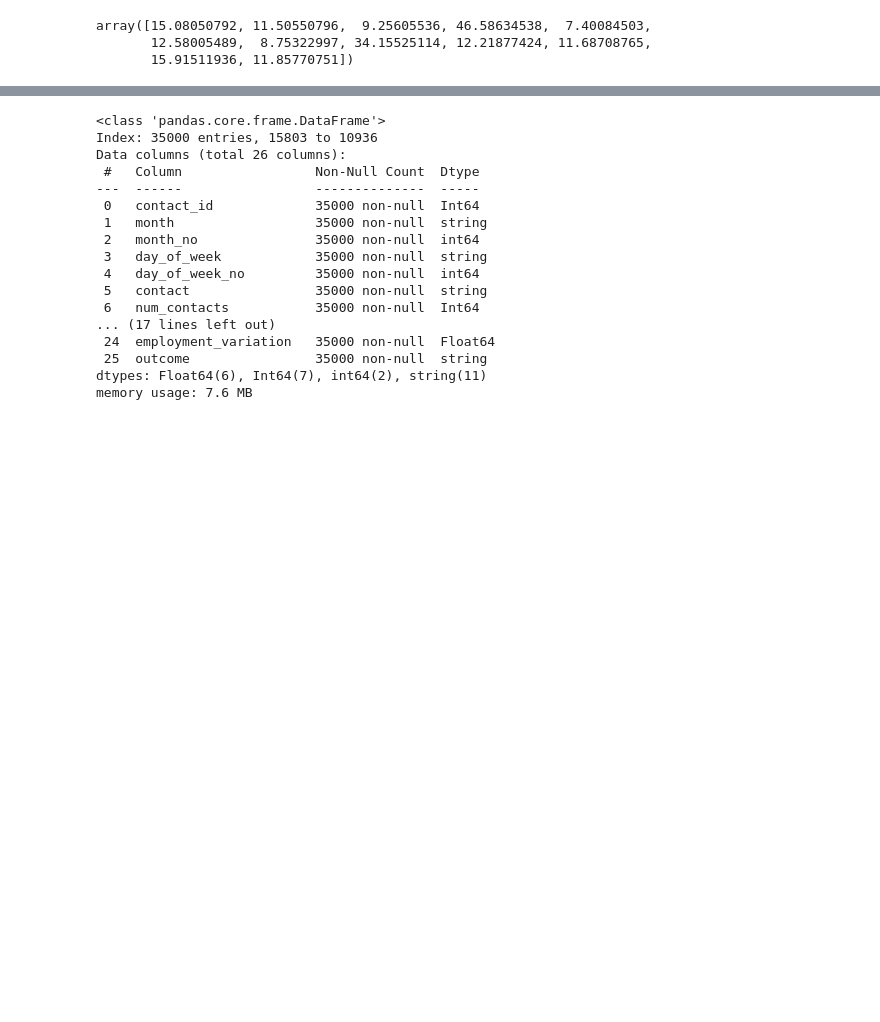
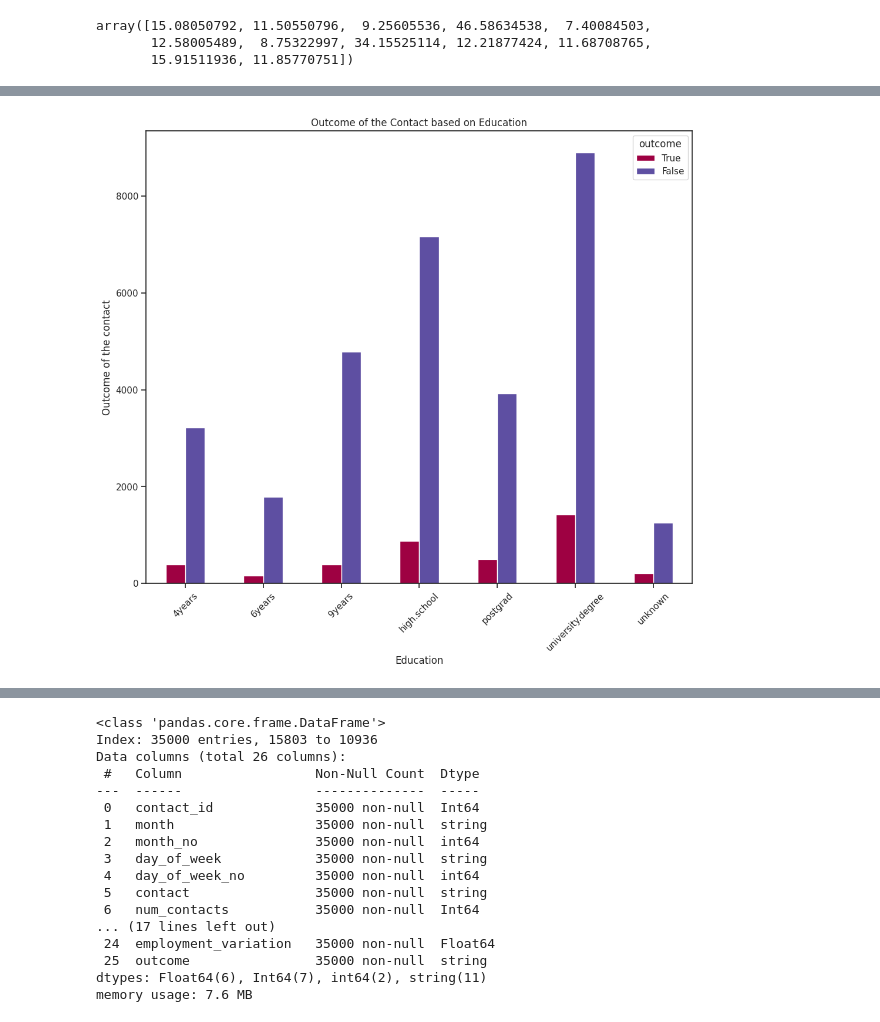
Before and after one commit to krasvachev/Data-Science-Case-Study, a Jupyter notebook: LittleBank_case_study.ipynb, the cells around one changed output, grey strips where cells are left out. Saved outputs shown, nothing was run; the diff lists cells and outputs as text; code cells hidden in the pictures; blank space fills up the shorter version.

```diff
--- a/LittleBank_case_study.ipynb
+++ b/LittleBank_case_study.ipynb
@@ -1241,0 +1255,6 @@ df_jobs_outcome_f = df_tr[df_tr["outcome"] == "False"].pivot_table(values = "out
+# %%
+df_education = df_tr.pivot_table(index = "education",
+                                 columns = "outcome",
+                                 aggfunc = "size",
+                                 sort = False)
+df_education
@@ -1241,0 +1272,2 @@ df_jobs_outcome_f = df_tr[df_tr["outcome"] == "False"].pivot_table(values = "out
+# %%
+df_education.drop(index="none", inplace=True)
@@ -1241,0 +1276,2 @@ df_jobs_outcome_f = df_tr[df_tr["outcome"] == "False"].pivot_table(values = "out
+# %%
+df_education.sort_values(by = "education", inplace = True)
@@ -1241,0 +1297,6 @@ df_jobs_outcome_f = df_tr[df_tr["outcome"] == "False"].pivot_table(values = "out
+# %%
+df_education.plot(kind = "bar", rot = 45, figsize = (12, 10), colormap = "Spectral",
+                  xlabel = "Education", ylabel = "Outcome of the contact",
+                  title = "Outcome of the Contact based on Education");
+# %% [output]
+[figure, added]
```
Also changed, not shown: parts of 28 cells of this notebook, 1 other file.
